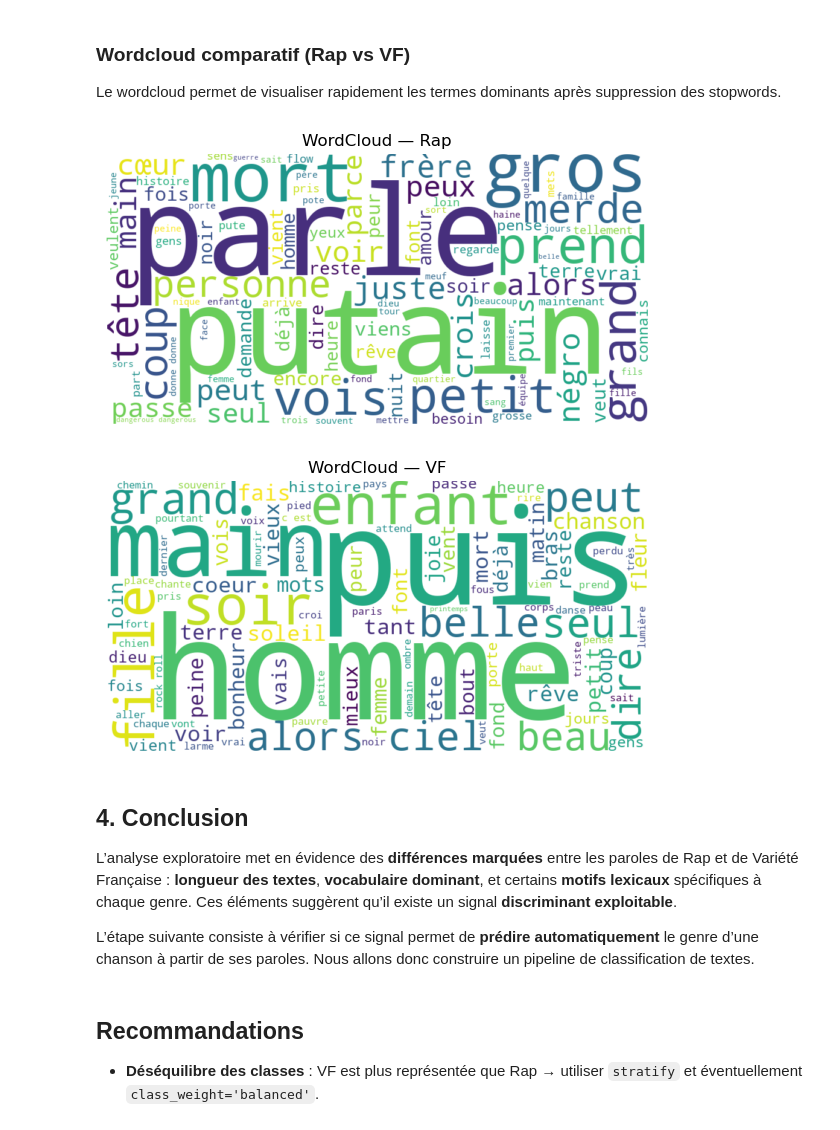
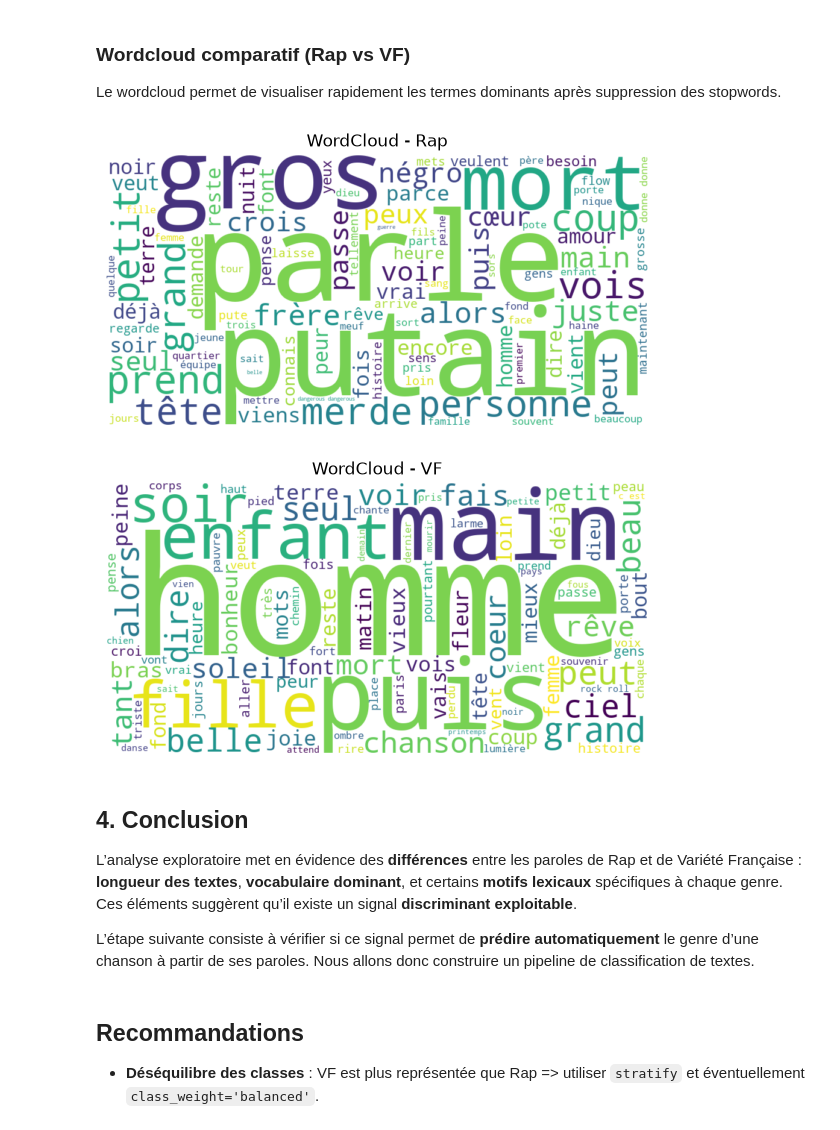
Before and after one commit to Late-In-Data/nltk-lyrics-text-classification, a Jupyter notebook: notebooks/01_eda_rap_vs_vf.ipynb, the cells around one changed output. Drawn from its saved outputs; the diff is of its cells as text; code cells hidden in the pictures.

```diff
--- a/notebooks/01_eda_rap_vs_vf.ipynb
+++ b/notebooks/01_eda_rap_vs_vf.ipynb
@@ -107,25 +102,7 @@ Objectif : écrire une fonction tokenizer(texte) qui découpe en mots, met en mi
 
 > La modélisation (notebook 02) utilisera ensuite un pipeline scikit-learn (TF‑IDF) pouvant intégrer d’autres variantes.
 # %%
-def tokenize(texte):
-    """
-    Prend une phrase en entrée et :
-    - passe en minuscules
-    - supprime une liste de ponctuation donnée
-    - découpe en tokens (split)
-    - renvoie uniquement les tokens non vides
-    """
-    # minuscules
-    texte = texte.lower()
-    # suppression de la ponctuation demandée
-    ponctuation = [",", "-", ":", "!", "?", ".", "...", "'","’", "(", ")"]
-    for p in ponctuation:
-        texte = texte.replace(p, " ")
-    # tokenisation (split sur les espaces)
-    tokens = texte.split()
-    # ne garder que les tokens non vides
-    tokens = [t for t in tokens if t.strip() != ""]
-    return tokens
+from lyrics_classification.text import tokenize
 # %% [markdown]
 ### Nombre de mots par chanson
 # %%
@@ -277,11 +254,12 @@ On se rend compte que la liste des stop-words fournies par <code>nltk</code> est
 
 De plus il est recommandé de supprimer en plus de la liste des stop-words les 20 mots les plus fréquents et les mots de moins de 3 lettres.
 # %%
+from lyrics_classification.text import load_custom_stopwords
+
 # stopwords en set
 sw_fr = set(french_stopwords)
 # Chargement des stop-words complémentaires
-with open(stopword_file, encoding="utf-8") as f:
-    sw_custom = {w.strip().lower() for w in f.read().split(",") if w.strip()}
+sw_custom = load_custom_stopwords(stopword_file)
 STOP = sw_fr | sw_custom  # union
 
 def top_terms_by_genre(df, genre, tokenizer, stop_set=STOP, min_len=4, top_remove=20, top_show=20):
@@ -314,24 +292,24 @@ Le wordcloud permet de visualiser rapidement les termes dominants après suppres
 # %%
 from wordcloud import WordCloud
 def make_wordcloud(tokens, genre, max_words=100):
-    wc = WordCloud(background_color='white', max_words=max_words, width=900, height=450)
+    wc = WordCloud(background_color='white', max_words=max_words, width=900, height=450, random_state=11)
     wc = wc.generate(' '.join(tokens))
     plt.figure(figsize=(7,5))
     plt.imshow(wc.to_image(), interpolation='bilinear')
     plt.axis('off')
-    plt.title(f'WordCloud — {genre}')
+    plt.title(f'WordCloud - {genre}')
     plt.show()
 
 for tok, g in zip([tokens_filtre_rap, tokens_filtre_vf], ["Rap", "VF"]):
     make_wordcloud(tok, g)
 # %% [output]
-[figure, old version]
+[figure, new version]
-[figure, old version]
+[figure, new version]
 # %% [markdown]
 ## 4. Conclusion
-L’analyse exploratoire met en évidence des **différences marquées** entre les paroles de Rap et de Variété Française : **longueur des textes**, **vocabulaire dominant**, et certains **motifs lexicaux** spécifiques à chaque genre. Ces éléments suggèrent qu’il existe un signal **discriminant exploitable**.
+L’analyse exploratoire met en évidence des **différences** entre les paroles de Rap et de Variété Française : **longueur des textes**, **vocabulaire dominant**, et certains **motifs lexicaux** spécifiques à chaque genre. Ces éléments suggèrent qu’il existe un signal **discriminant exploitable**.
 
 L’étape suivante consiste à vérifier si ce signal permet de **prédire automatiquement** le genre d’une chanson à partir de ses paroles. Nous allons donc construire un pipeline de classification de textes.
 # %% [markdown]
 ## Recommandations
-- **Déséquilibre des classes** : VF est plus représentée que Rap → utiliser `stratify` et éventuellement `class_weight='balanced'`.
+- **Déséquilibre des classes** : VF est plus représentée que Rap => utiliser `stratify` et éventuellement `class_weight='balanced'`.
```
Also changed, not shown: parts of 15 cells of this notebook.
